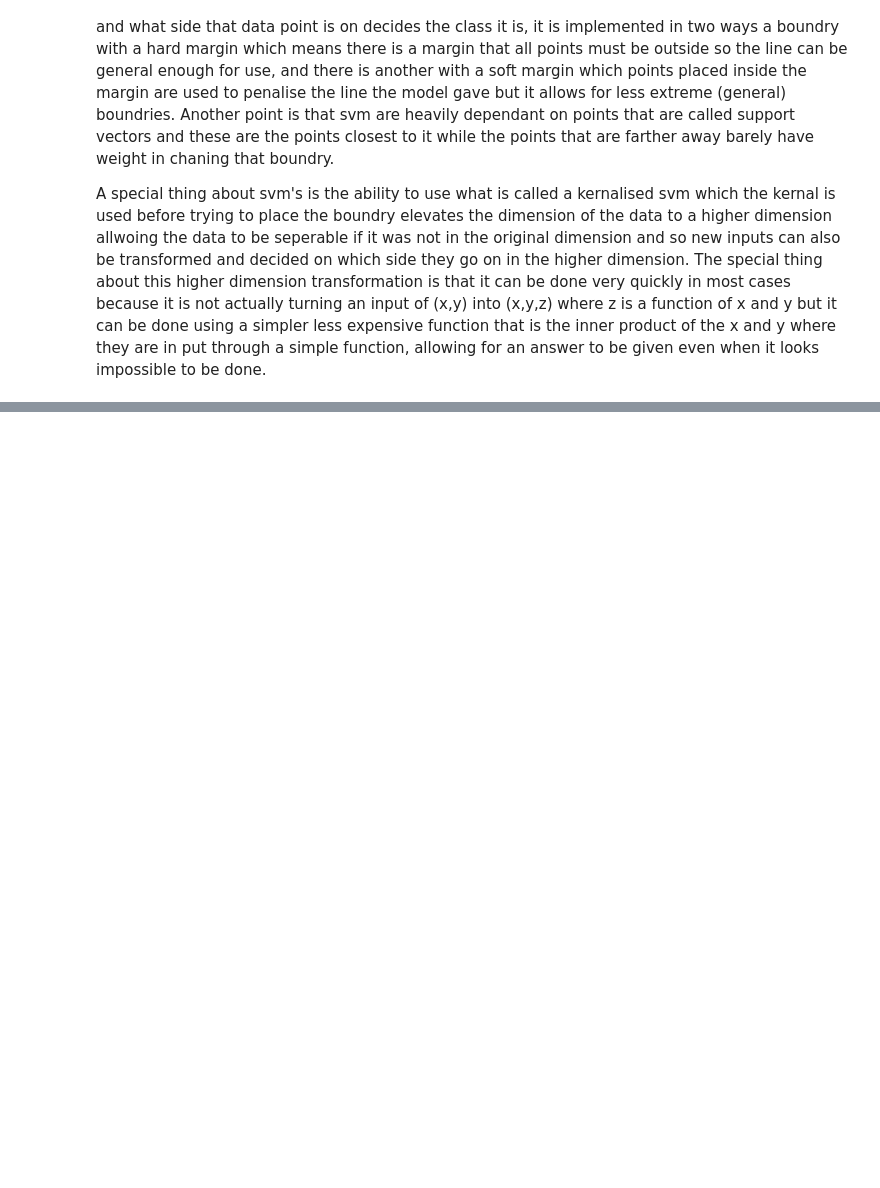
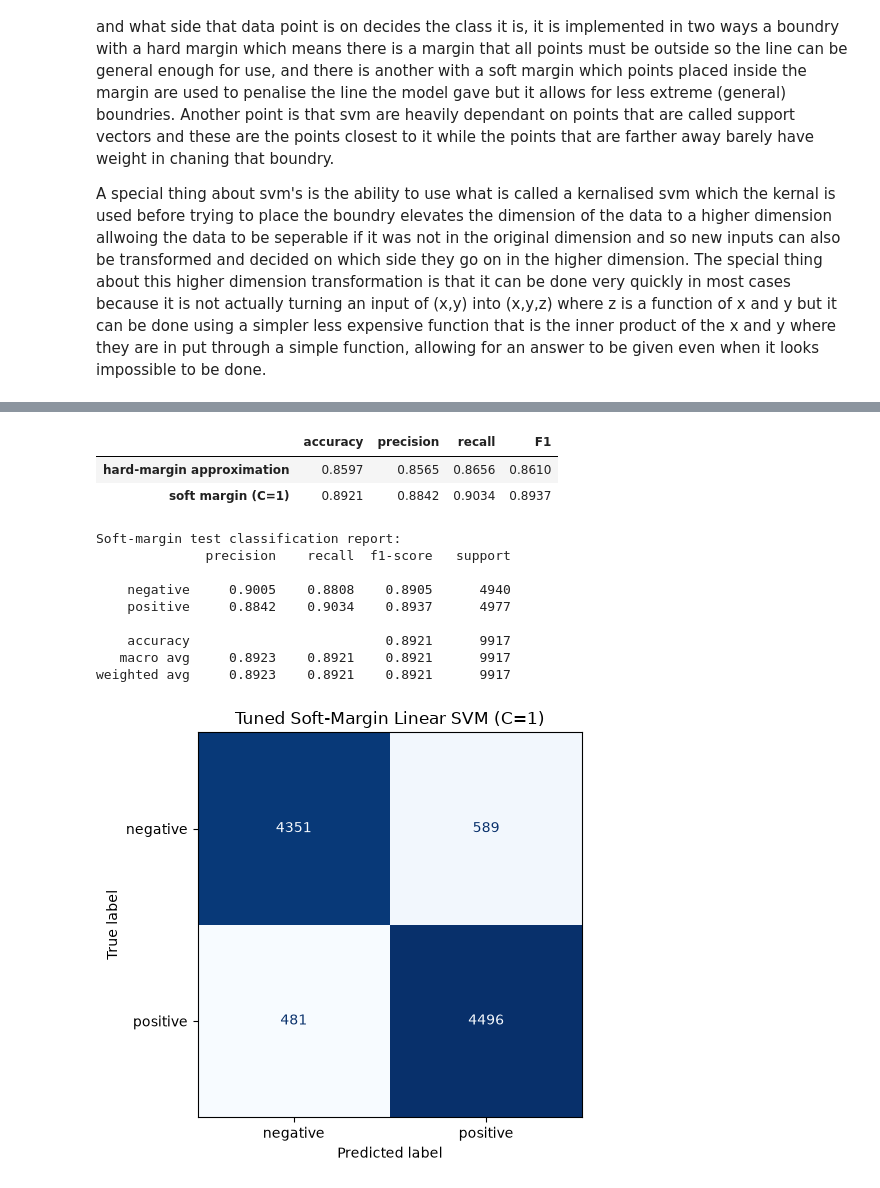
Before and after one commit to jadkandah/progressSoft_internship, a Jupyter notebook: phase-1-machine-learning-nlp/11-svm/notebooks/svm.ipynb, the cells around one changed output, grey strips where cells are left out. Drawn from its saved outputs; the diff is of its cells as text; code cells hidden in the pictures; blank space fills up the shorter version.

Commit message:
Complete SVM classification task

```diff
--- a/phase-1-machine-learning-nlp/11-svm/notebooks/svm.ipynb
+++ b/phase-1-machine-learning-nlp/11-svm/notebooks/svm.ipynb
@@ -6,0 +106,19 @@ A special thing about svm's is the ability to use what is called a kernalised sv
+# %%
+# Reuse the custom TF-IDF implementation from Topic 6.
+vectorizer = CustomTfidfVectorizer(
+    preprocessor=preprocess_text,
+    tokenizer=regex_tokenize,
+    min_df=5,
+    max_df=0.95,
+    max_features=30_000,
+)
+
+vectorization_start = time.perf_counter()
+X_train_tfidf = vectorizer.fit_transform(X_train)
+X_validation_tfidf = vectorizer.transform(X_validation)
+X_test_tfidf = vectorizer.transform(X_test)
+vectorization_seconds = time.perf_counter() - vectorization_start
+
+print(f"Vocabulary size: {len(vectorizer.vocabulary_):,}")
+print(f"Training matrix shape: {X_train_tfidf.shape}")
+print(f"Vectorization time: {vectorization_seconds:.2f} seconds")
@@ -6,0 +250,44 @@ A special thing about svm's is the ability to use what is called a kernalised sv
+# %%
+soft_test_predictions = best_soft_margin_model.predict(X_test_tfidf)
+soft_test_metrics = classification_metrics(y_test, soft_test_predictions)
+
+comparison = pd.DataFrame({
+    "hard-margin approximation": classification_metrics(
+        y_test, hard_test_predictions
+    ),
+    f"soft margin (C={best_C:g})": soft_test_metrics,
+}).T
+
+display(comparison.style.format("{:.4f}"))
+print("Soft-margin test classification report:")
+print(classification_report(
+    y_test,
+    soft_test_predictions,
+    target_names=["negative", "positive"],
+    digits=4,
+))
+
+ConfusionMatrixDisplay.from_predictions(
+    y_test,
+    soft_test_predictions,
+    display_labels=["negative", "positive"],
+    cmap="Blues",
+    colorbar=False,
+)
+plt.title(f"Tuned Soft-Margin Linear SVM (C={best_C:g})")
+plt.tight_layout()
+plt.show()
+# %% [output]
+|  | accuracy | precision | recall | F1 |
+| hard-margin approximation | 0.8597 | 0.8565 | 0.8656 | 0.8610 |
+| soft margin (C=1) | 0.8921 | 0.8842 | 0.9034 | 0.8937 |
+Soft-margin test classification report:
+              precision    recall  f1-score   support
+
+    negative     0.9005    0.8808    0.8905      4940
+    positive     0.8842    0.9034    0.8937      4977
+
+    accuracy                         0.8921      9917
+   macro avg     0.8923    0.8921    0.8921      9917
+weighted avg     0.8923    0.8921    0.8921      9917
+[figure, added]
```
Also changed, not shown: parts of 8 cells of this notebook, 2 other files.
